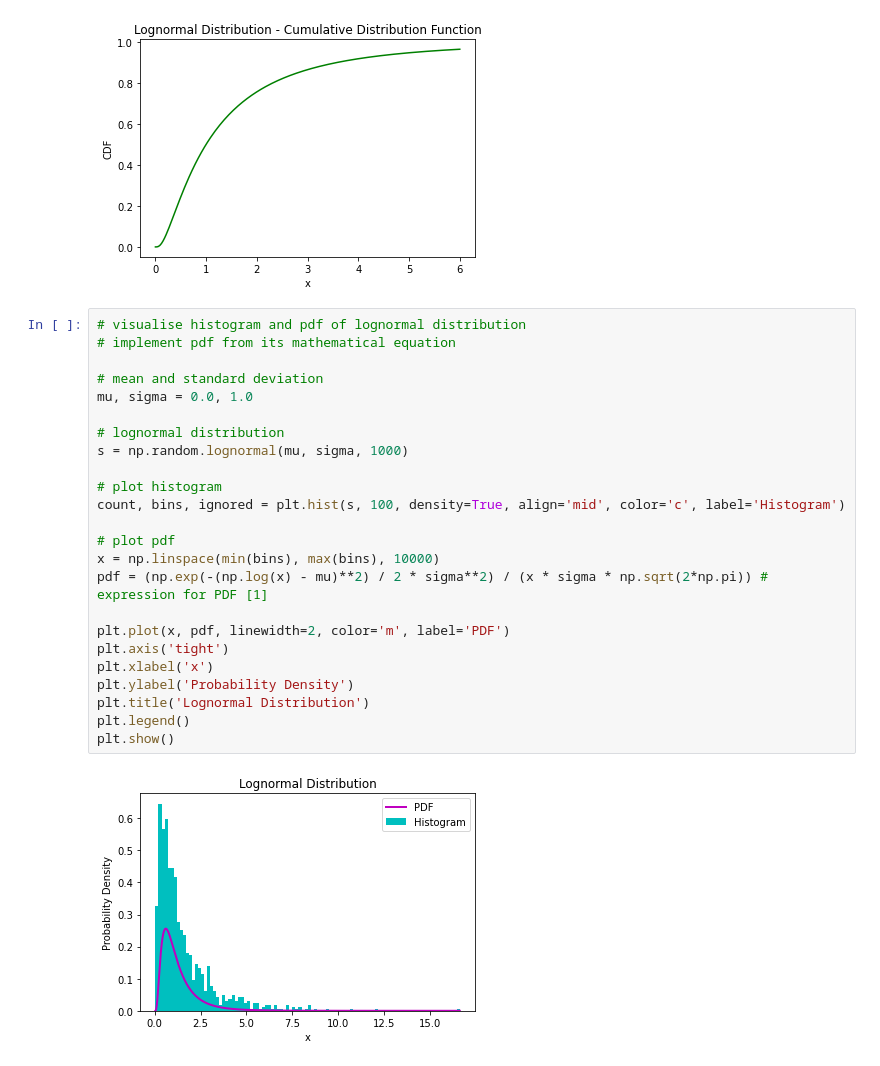
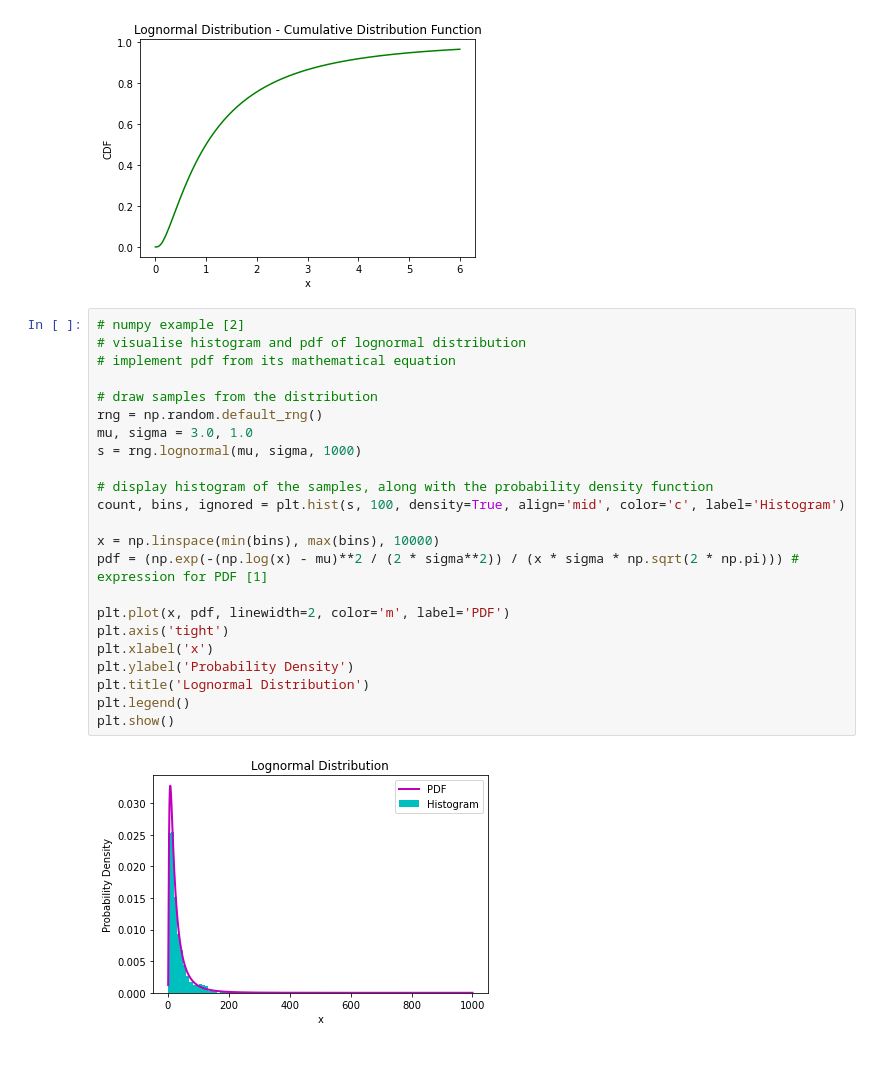
Before and after one commit to nabilshadman/monte-carlo-simulation-equity-trading, a Jupyter notebook: lognormal_distribution.ipynb, the cells around one changed output. Drawn from its saved outputs; the diff is of its cells as text.

Commit message:
[lognormal_distribution] add explanation and comments

```diff
--- a/lognormal_distribution.ipynb
+++ b/lognormal_distribution.ipynb
@@ -33,31 +40,30 @@ pl.show()
 # %% [output]
 [figure]
 # %%
+# numpy example [2]
 # visualise histogram and pdf of lognormal distribution
 # implement pdf from its mathematical equation
 
-# mean and standard deviation
-mu, sigma = 0.0, 1.0
+# draw samples from the distribution
+rng = np.random.default_rng()
+mu, sigma = 3.0, 1.0
+s = rng.lognormal(mu, sigma, 1000)
 
-# lognormal distribution
-s = np.random.lognormal(mu, sigma, 1000)
-
-# plot histogram
+# display histogram of the samples, along with the probability density function
 count, bins, ignored = plt.hist(s, 100, density=True, align='mid', color='c', label='Histogram')
 
-# plot pdf
 x = np.linspace(min(bins), max(bins), 10000)
-pdf = (np.exp(-(np.log(x) - mu)**2) / 2 * sigma**2) / (x * sigma * np.sqrt(2*np.pi)) # expression for PDF [1]
+pdf = (np.exp(-(np.log(x) - mu)**2 / (2 * sigma**2)) / (x * sigma * np.sqrt(2 * np.pi))) # expression for PDF [1]
 
 plt.plot(x, pdf, linewidth=2, color='m', label='PDF')
 plt.axis('tight')
 plt.xlabel('x')
 plt.ylabel('Probability Density')
 plt.title('Lognormal Distribution')
 plt.legend()
 plt.show()
 # %% [output]
-[figure, old version]
+[figure, new version]
 # %%
 # visualise cdf of lognormal distribution
 # implement cdf from its mathematical equation
```
Also changed, not shown: parts of 8 cells of this notebook, 1 other file.
